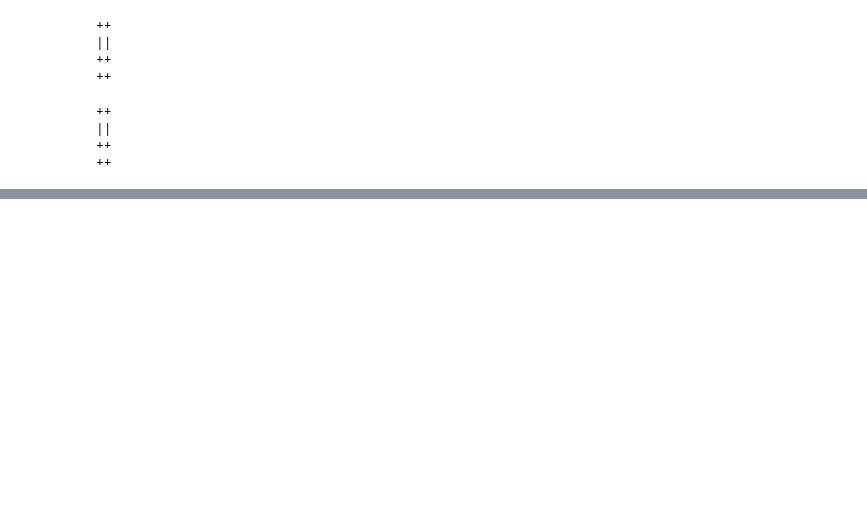
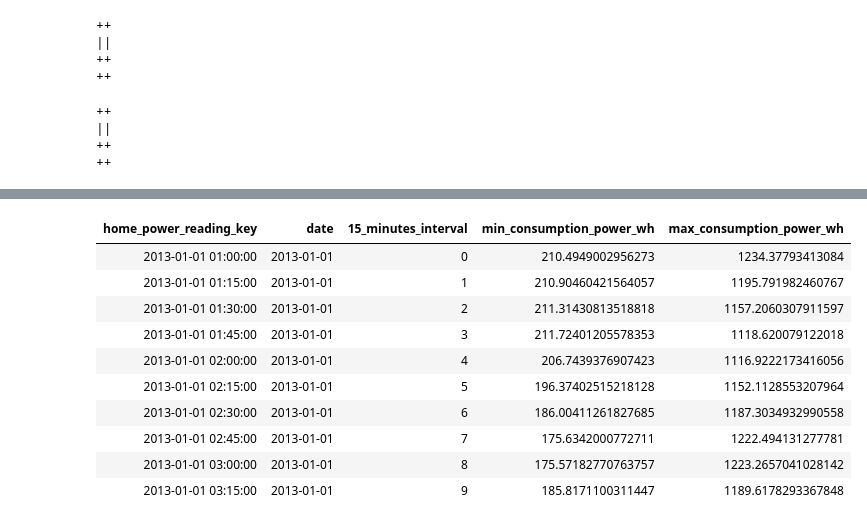
Before and after one commit to eslamdyab21/SolarX-Lakehouse, a Jupyter notebook: notebooks/wh_etl.ipynb, the cells around one changed output, grey strips where cells are left out. Drawn from its saved outputs; the diff is of its cells as text; code cells hidden in the pictures; blank space fills up the shorter version.

```diff
--- a/notebooks/wh_etl.ipynb
+++ b/notebooks/wh_etl.ipynb
@@ -463,0 +538,36 @@ ORDER BY _change_ordinal, _change_type DESC
+# %%
+%%sql
+
+SELECT
+     CAST(CONCAT(
+        YEAR(timestamp), '-',
+        LPAD(MONTH(timestamp), 2, '0'), '-',
+        LPAD(DAY(timestamp), 2, '0'), ' ',
+        LPAD(HOUR(timestamp), 2, '0'), ':',
+        LPAD(FLOOR(MINUTE(timestamp) / 15) * 15, 2, '0'), ':00'
+    ) AS TIMESTAMP) AS home_power_reading_key,
+    DATE(timestamp) AS date,
+    15_minutes_interval,
+    SUM(min_consumption_wh) AS min_consumption_power_wh,
+    SUM(max_consumption_wh) AS max_consumption_power_wh
+FROM
+    SolarX_Raw_Transactions.home_power_readings
+WHERE
+    DAY(timestamp) = 1
+GROUP BY
+    15_minutes_interval, home_power_reading_key, DATE(timestamp)
+ORDER BY
+    home_power_reading_key
+LIMIT 10
+# %% [output]
+| home_power_reading_key | date | 15_minutes_interval | min_consumption_power_wh | max_consumption_power_wh |
+| 2013-01-01 01:00:00 | 2013-01-01 | 0 | 210.4949002956273 | 1234.37793413084 |
+| 2013-01-01 01:15:00 | 2013-01-01 | 1 | 210.90460421564057 | 1195.791982460767 |
+| 2013-01-01 01:30:00 | 2013-01-01 | 2 | 211.31430813518818 | 1157.2060307911597 |
+| 2013-01-01 01:45:00 | 2013-01-01 | 3 | 211.72401205578353 | 1118.620079122018 |
+| 2013-01-01 02:00:00 | 2013-01-01 | 4 | 206.7439376907423 | 1116.9222173416056 |
+| 2013-01-01 02:15:00 | 2013-01-01 | 5 | 196.37402515218128 | 1152.1128553207964 |
+| 2013-01-01 02:30:00 | 2013-01-01 | 6 | 186.00411261827685 | 1187.3034932990558 |
+| 2013-01-01 02:45:00 | 2013-01-01 | 7 | 175.6342000772711 | 1222.494131277781 |
+| 2013-01-01 03:00:00 | 2013-01-01 | 8 | 175.57182770763757 | 1223.2657041028142 |
+| 2013-01-01 03:15:00 | 2013-01-01 | 9 | 185.8171100311447 | 1189.6178293367848 |
```
Also changed, not shown: parts of 29 cells of this notebook.
